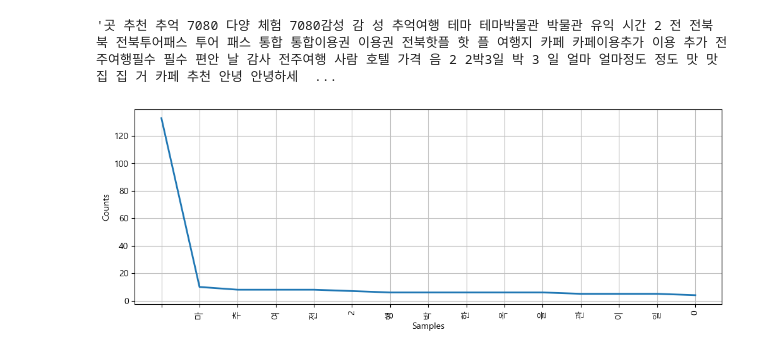
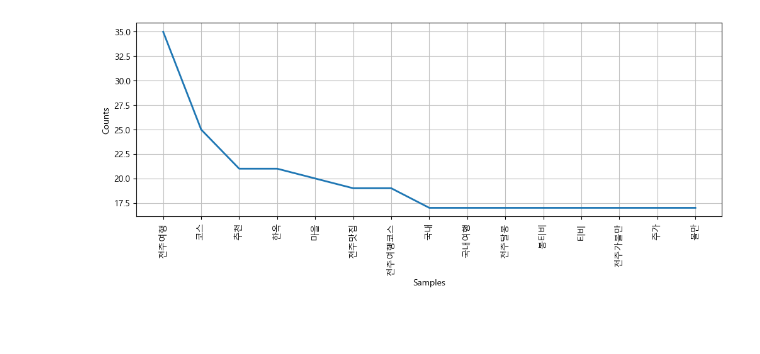
Before and after one commit to ksmindpks/ai_x, a Jupyter notebook: source/07_자연어처리/ch2_한글형태소분석_Quiz.ipynb, the cells around one changed output. Drawn from its saved outputs; the diff is of its cells as text; code cells hidden in the pictures; blank space fills up the shorter version.

```diff
--- a/source/07_자연어처리/ch2_한글형태소분석_Quiz.ipynb
+++ b/source/07_자연어처리/ch2_한글형태소분석_Quiz.ipynb
@@ -72,0 +632,12 @@ kj_nouns = ' '.join(k_kins)
+# %%
+data_text_k = nltk.Text(df_kj_noun)
+data_text_j = nltk.Text(df_jj_noun)
+data_text_kjj = nltk.Text(df_kjj_noun)
+plt.figure(figsize=(12, 3))
+plt.rc('font', family='Malgun Gothic')
+data_text_k.plot(15)
+plt.figure(figsize=(12, 3))
+data_text_j.plot(15)
+plt.figure(figsize=(12, 3))
+data_text_kjj.plot(15)
+plt.show()
@@ -72,0 +717,5 @@ kj_nouns = ' '.join(k_kins)
+# %%
+select_pos = ['NNP', 'NNG'] # Komoran, Kkma, MeCab의 일반명사, 고유명사
+# select_pos = ['Noun'] # Okt의 일반명사, 고유명사
+# select_pos = ['NC', 'NQ']# Hannanum의 보통명사, 고유명사
+불용어 = {'여행'}
@@ -73,14 +917,33 @@ kj_nouns = ' '.join(k_kins)
 # %%
-jj_nouns
+from nltk.tokenize import RegexpTokenizer
+from nltk.tag      import pos_tag
+ret = RegexpTokenizer('[가-힣]{2,}') # '[\w]'
+title_Des_jj = [ for i in range(len(df_jj['ttl_text']))]
+title_Des_kj = [ for i in range(len(df_kj['ttl_text']))]
+
+from konlpy.tag import Kkma
+kkma = Kkma()
+j_kins = []
+k_kins = []
+for i in range(display):
+    jnoun_list = kkma.nouns(title_Des_jj[i])
+    knoun_list = kkma.nouns(title_Des_kj[i])
+    불용어 = {'여행', '경주', '전주'}
+    jnoun_list = [word for word in jnoun_list if word not in 불용어]
+    knoun_list = [word for word in knoun_list if word not in 불용어]
+    j_kins.append(' '.join(jnoun_list))
+    k_kins.append(' '.join(knoun_list))
+
+jj_nouns = ret.tokenize(' '.join(j_kins))
+kj_nouns = ret.tokenize(' '.join(k_kins))
-# %% [output]
-'곳 추천 추억 7080 다양 체험 7080감성 감 성 추억여행 테마 테마박물관 박물관 유익 시간 2 전 전북 북 전북투어패스 투어 패스 통합 통합이용권 이용권 전북핫플 핫 플 여행지 카페 카페이용추가 이용 추가 전주여행필수 필수 편안 날 감사 전주여행 사람 호텔 가격 음 2 2박3일 박 3 일 얼마 얼마정도 정도 맛 맛집 집 거 카페 추천 안녕 안녕하세  ...
 # %%
 import nltk
-data_text = nltk.Text(jj_nouns)
+from matplotlib import pyplot as plt
+data_text_j = nltk.Text(jj_nouns)
 plt.figure(figsize=(12, 4))
 plt.rc('font', family='Malgun Gothic')
-data_text.plot(15)
+data_text_j.plot(15)
 plt.show()
 # %% [output]
-[figure, old version]
+[figure, new version]
 # %%
```
Also changed, not shown: parts of 83 cells of this notebook, 11 other files.
